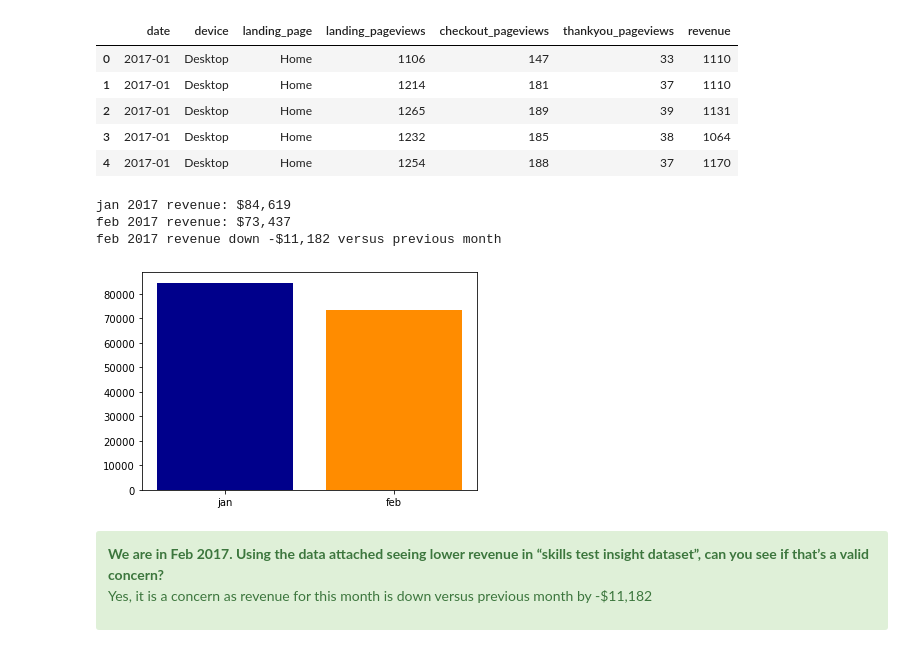
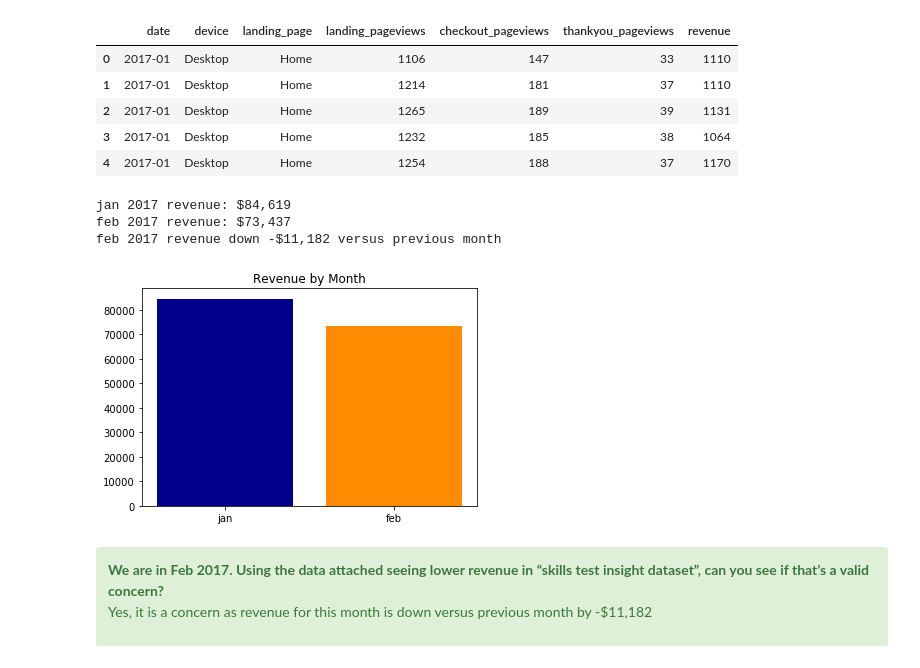
Before and after one commit to SergioGutz/Predictive-Analytics-Study, a Jupyter notebook: Predictive Analyst Case Study Solutions.ipynb, the cells around one changed output. Cells and saved outputs as stored; diff of their text form; code cells hidden in the pictures.

```diff
--- a/Predictive Analyst Case Study Solutions.ipynb
+++ b/Predictive Analyst Case Study Solutions.ipynb
@@ -65,24 +65,25 @@ jan.head()
 # %%
 #Create a february dataframe and compare its revenue to january
 feb = data1.loc[data1.date=='2017-02']
 
 print("jan 2017 revenue:", "${:,}".format(jan.revenue.sum()))
 print("feb 2017 revenue:", "${:,}".format(feb.revenue.sum()))
 
 print("feb 2017 revenue down", "-${:,}".format(jan.revenue.sum()-feb.revenue.sum()), "versus previous month")
 
 import matplotlib.pyplot as plt
 %matplotlib inline
 import seaborn as sns
 
 plt.bar(("jan", "feb"), (jan.revenue.sum(), feb.revenue.sum()), color=("darkblue", "darkorange"))
+plt.title("Revenue by Month")
 
 plt.show()
 # %% [output]
 jan 2017 revenue: $84,619
 feb 2017 revenue: $73,437
 feb 2017 revenue down -$11,182 versus previous month
-[figure, old version]
+[figure, new version]
 # %% [markdown]
 <div class="alert alert-success" role="alert">
 <strong>We are in Feb 2017. Using the data attached seeing lower revenue in “skills test insight dataset”, can you see if that’s a valid concern?</strong>
```
Also changed, not shown: parts of 4 cells of this notebook.
